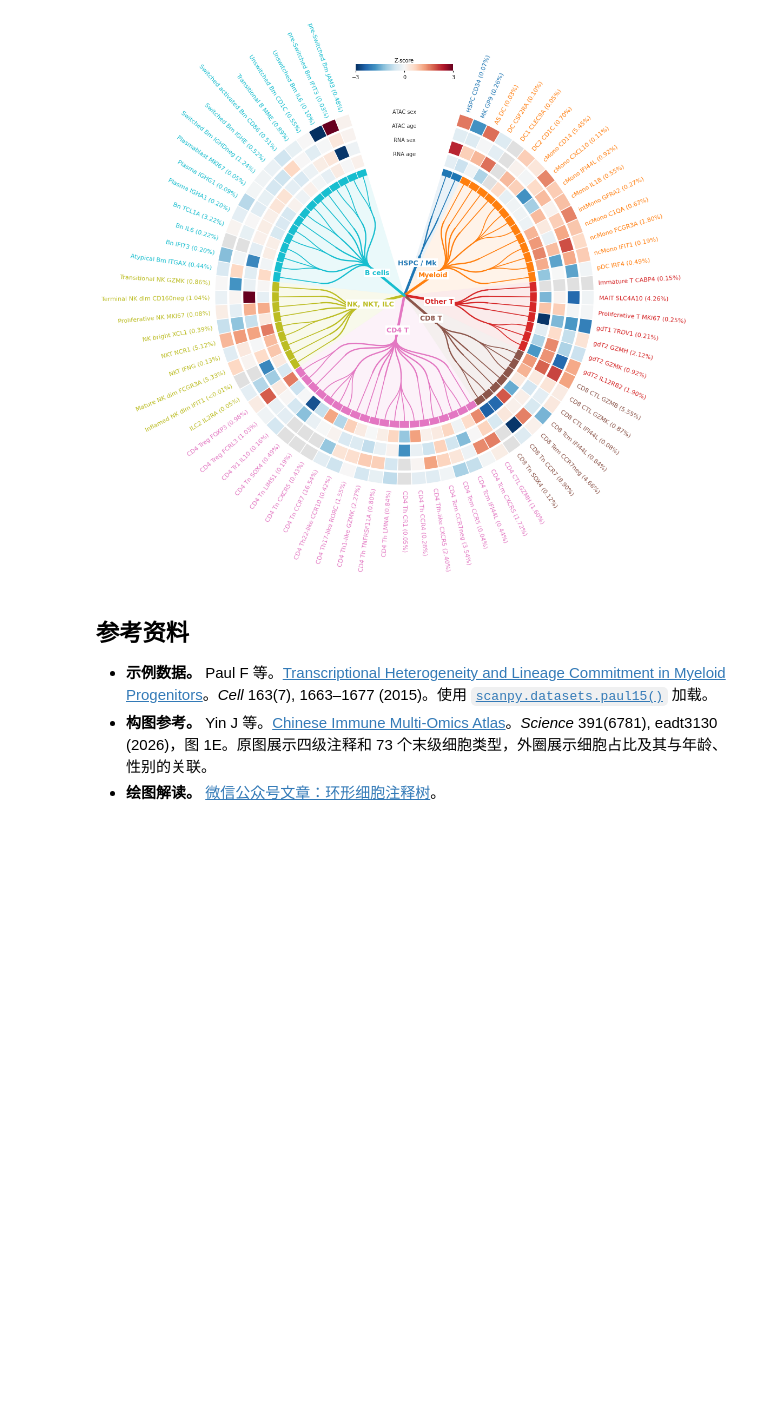
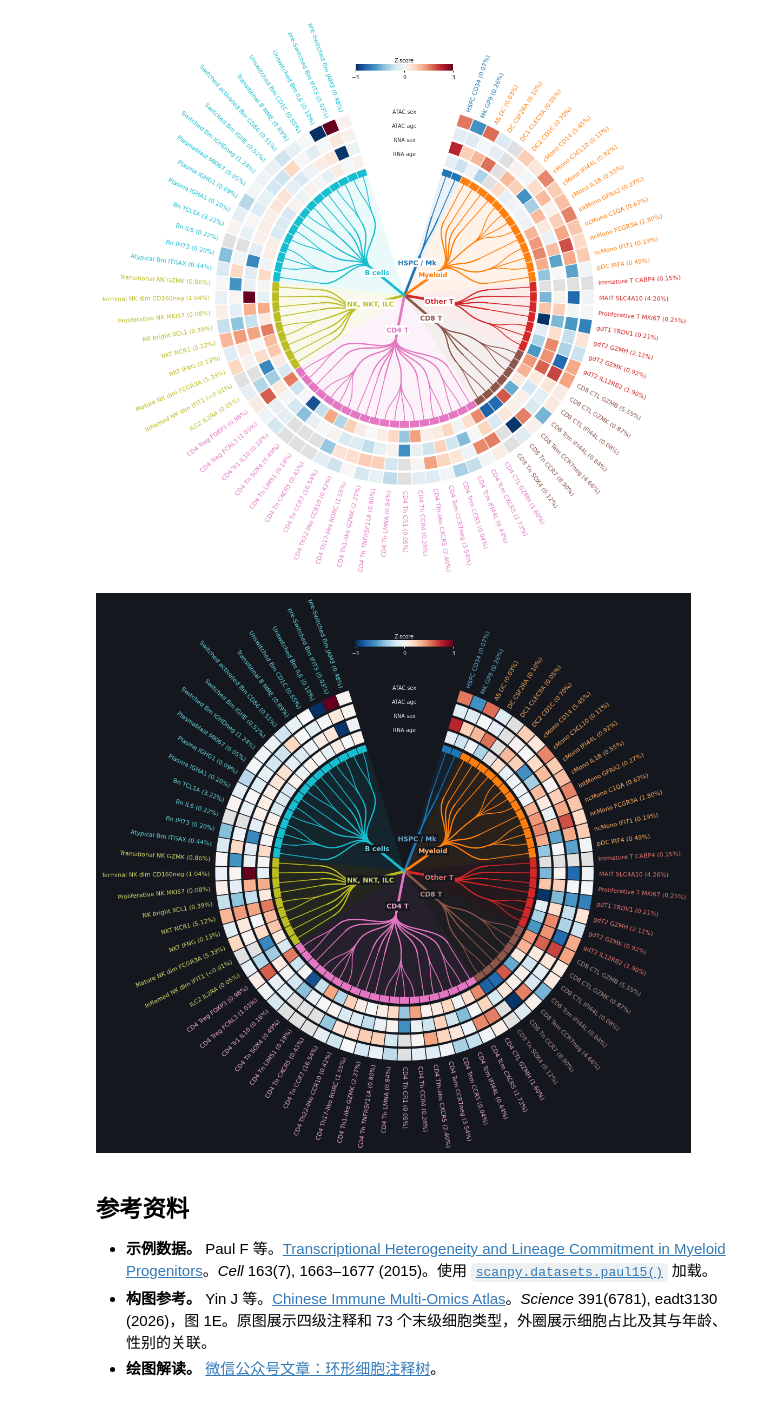
Before and after one commit to omicverse/omicverse-tutorials, a Jupyter notebook: docs_zh/Tutorials-plotting/t_celltype_tree.ipynb, the cells around one changed output. Cells and saved outputs as stored; diff of their text form; code cells hidden in the pictures; blank space fills up the shorter version.

```diff
--- a/docs_zh/Tutorials-plotting/t_celltype_tree.ipynb
+++ b/docs_zh/Tutorials-plotting/t_celltype_tree.ipynb
@@ -143,6 +186,10 @@ cima_ax.figure.subplots_adjust(left=0.045, right=0.955, bottom=0.045, top=0.955)
 cima_ax.figure
 # %% [output]
 [figure]
+# %%
+_display_dark_tree(cima_ax, dpi=100, pad=0.1)
+# %% [output]
+[figure, added]
 # %% [markdown]
 ## 参考资料
 
```
Also changed, not shown: parts of 2 cells of this notebook, 1 other file.
